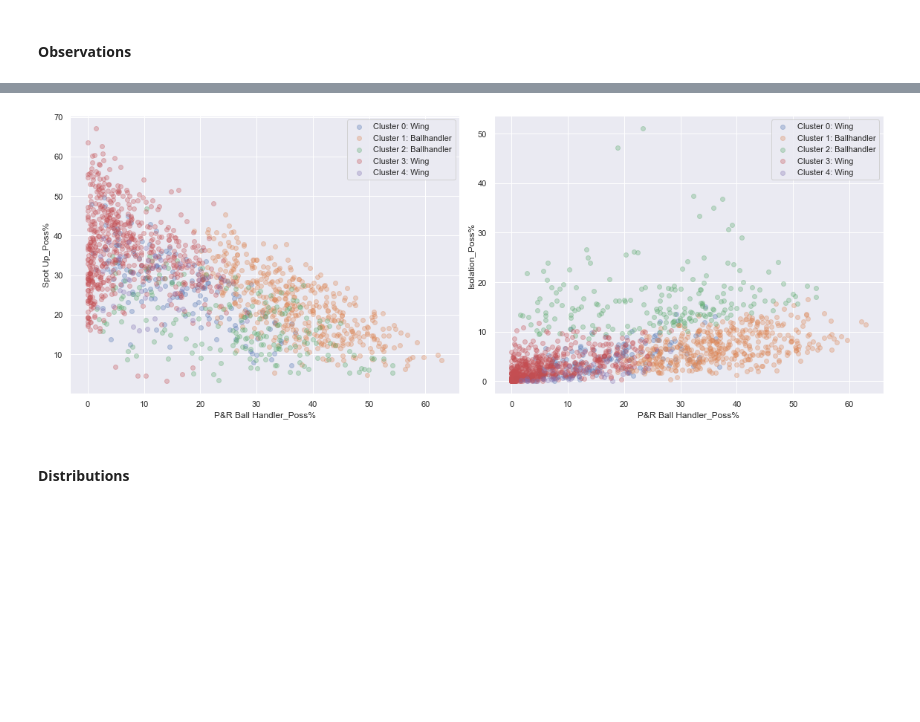
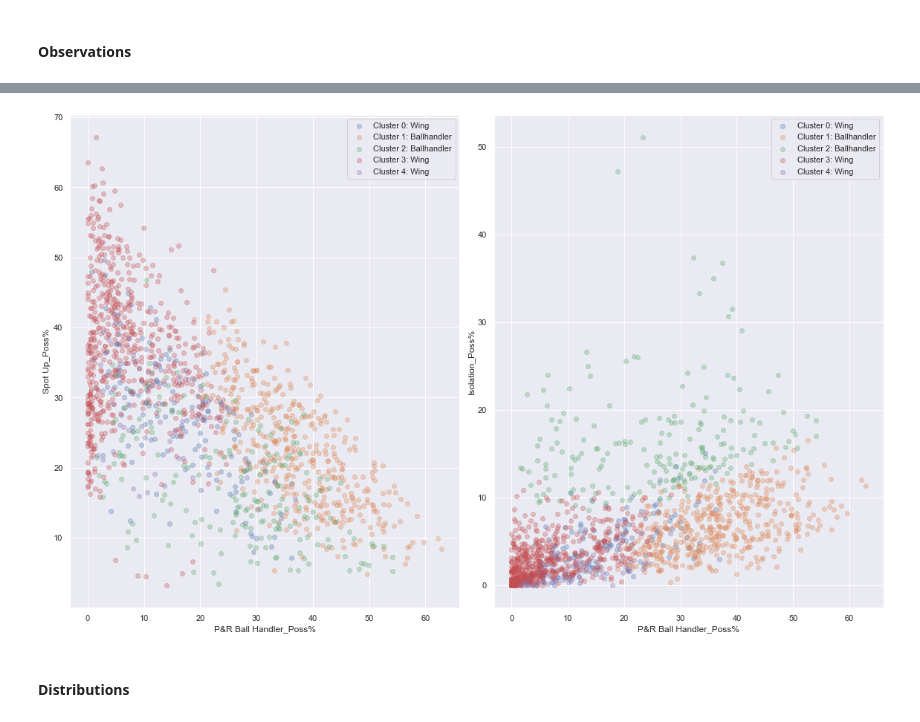
Before and after one commit to xulianrenzoku/synergy_clustering, a Jupyter notebook: nba_clustering_models.ipynb, the cells around one changed output, grey strips where cells are left out. Saved outputs shown, nothing was run; the diff lists cells and outputs as text; code cells hidden in the pictures; blank space fills up the shorter version.

```diff
--- a/nba_clustering_models.ipynb
+++ b/nba_clustering_models.ipynb
@@ -616,24 +623,24 @@ plt.tight_layout()
 # %%
-figsize(16, 6)
+figsize(16, 10)
 plt.subplot(1, 2, 1)
 plot_cluster_res_2d(df[df['player_cluster'].isin([cluster
                                                   for cluster in cluster_dict.keys()
                                                   if cluster_dict[cluster] != 'Big'])],
                     cluster_col='player_cluster',
                     col1='P&R Ball Handler_Poss%',
                     col2='Spot Up_Poss%',
                     cluster_dict=cluster_dict)
 plt.subplot(1, 2, 2)
 plot_cluster_res_2d(df[df['player_cluster'].isin([cluster
                                                   for cluster in cluster_dict.keys()
                                                   if cluster_dict[cluster] != 'Big'])],
                     cluster_col='player_cluster',
                     col1='P&R Ball Handler_Poss%',
                     col2='Isolation_Poss%',
                     cluster_dict=cluster_dict)
 plt.tight_layout()
 # %% [output]
-[figure, old version]
+[figure, new version]
 # %% [markdown]
 #### Distributions
 # %% [markdown]
```
Also changed, not shown: parts of 5 cells of this notebook.
